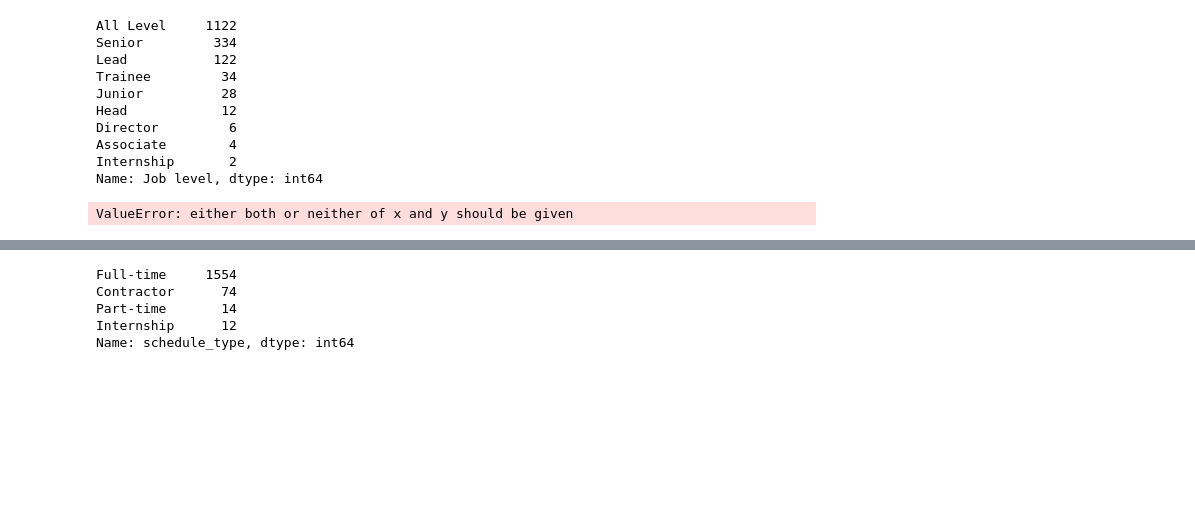
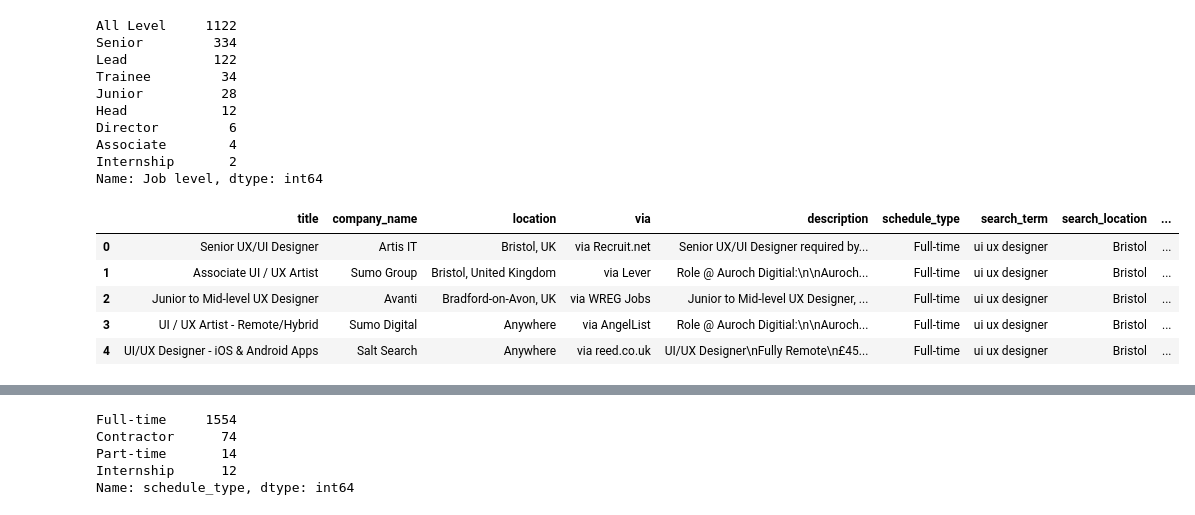
Before and after one commit to dekings44/ui_ux_job_analysis, a Jupyter notebook: main.ipynb, the cells around one changed output, grey strips where cells are left out. Saved outputs shown, nothing was run; the diff lists cells and outputs as text; code cells hidden in the pictures; blank space fills up the shorter version.

```diff
--- a/main.ipynb
+++ b/main.ipynb
@@ -311,10 +311,16 @@ Name: Job level, dtype: int64
 # %%
 all_files['Levels'] = np.where(all_files['Job level'].str.contains(r'(Senior|Lead|Head|Director)'), "Senior",
                       np.where(all_files['Job level'].str.contains(r'(Junior|Associate)'), "Junior",
-                      np.where(all_files['Job level'].str.contains(r'(All Level)'), "All Level",
-                      np.where(all_files['Job level'].str.contains(r'(Internship|Trainee)'), "Intern"))))
+                      np.where(all_files['Job level'].str.contains(r'(Internship|Trainee)'), "Intern", "All Level")))
-# %% [output]
-ValueError: either both or neither of x and y should be given
+# %%
+all_files.head()
+# %% [output]
+|  | title | company_name | location | via | description | schedule_type | search_term | search_location | ... |
+| 0 | Senior UX/UI Designer | Artis IT | Bristol, UK | via Recruit.net | Senior UX/UI Designer required by... | Full-time | ui ux designer | Bristol | ... |
+| 1 | Associate UI / UX Artist | Sumo Group | Bristol, United Kingdom | via Lever | Role @ Auroch Digitial:\n\nAuroch... | Full-time | ui ux designer | Bristol | ... |
+| 2 | Junior to Mid-level UX Designer | Avanti | Bradford-on-Avon, UK | via WREG Jobs | Junior to Mid-level UX Designer, ... | Full-time | ui ux designer | Bristol | ... |
+| 3 | UI / UX Artist - Remote/Hybrid | Sumo Digital | Anywhere | via AngelList | Role @ Auroch Digitial:\n\nAuroch... | Full-time | ui ux designer | Bristol | ... |
+| 4 | UI/UX Designer - iOS & Android Apps | Salt Search | Anywhere | via reed.co.uk | UI/UX Designer\nFully Remote\n£45... | Full-time | ui ux designer | Bristol | ... |
 # %%
 def cleaning(text):
     """
```
Also changed, not shown: parts of 9 cells of this notebook.
